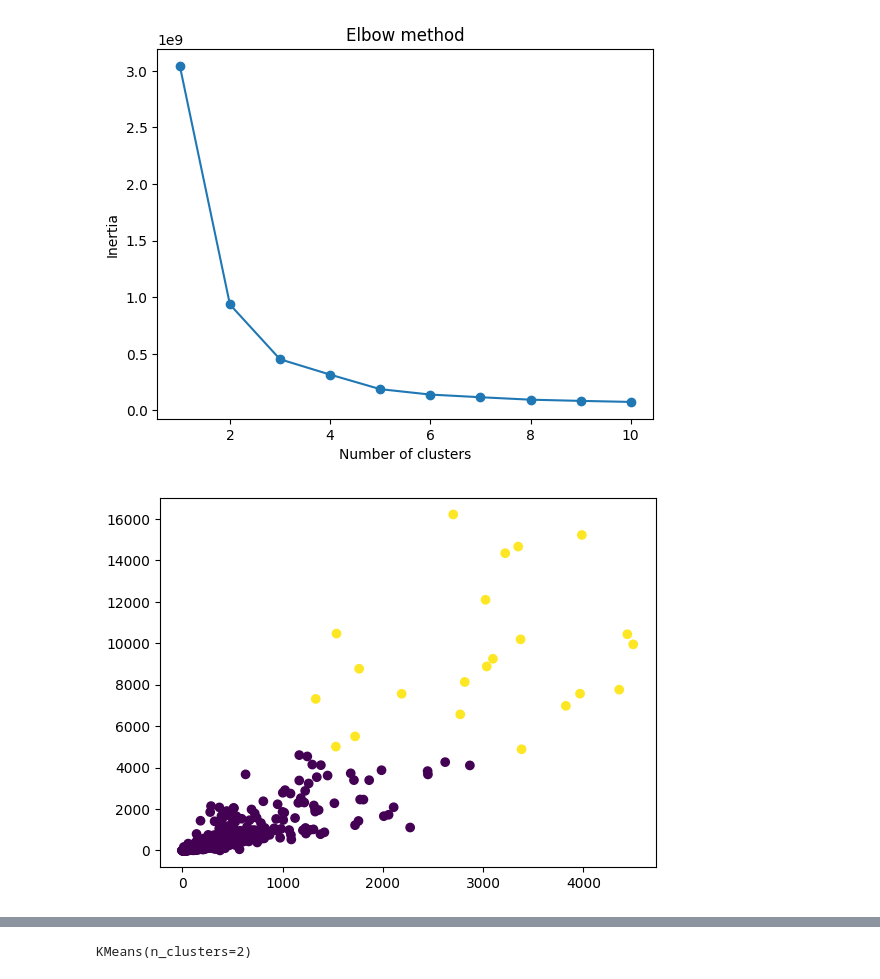
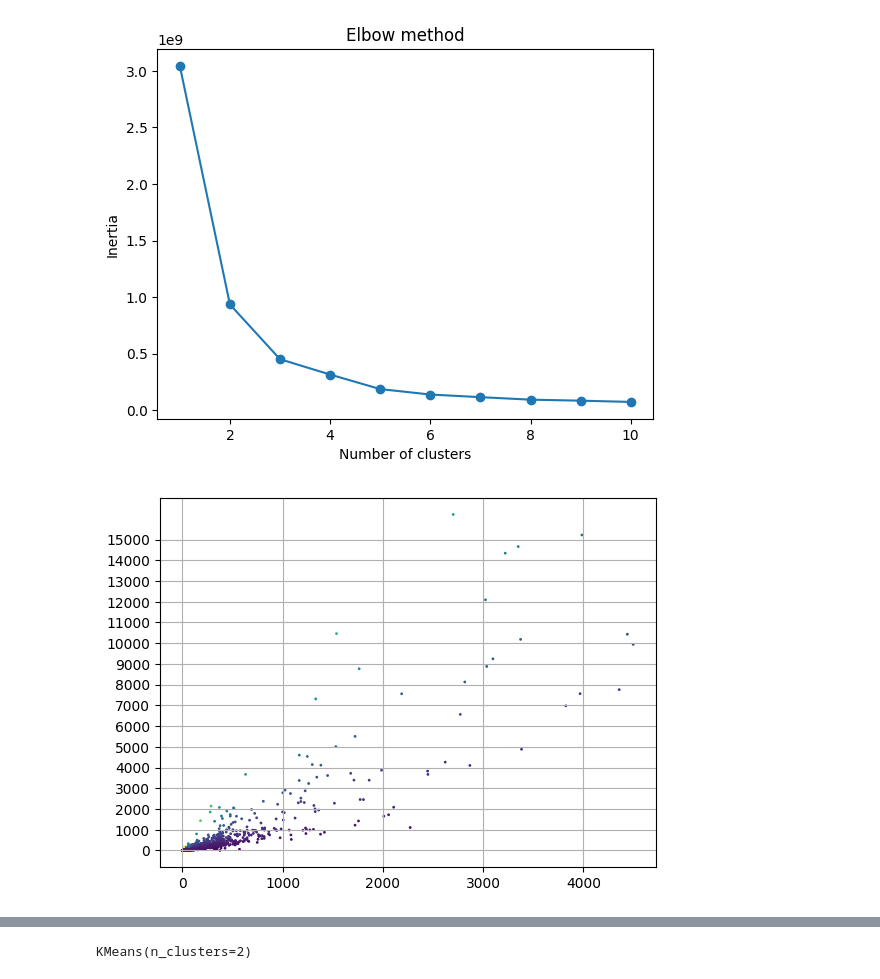
Before and after one commit to PhillRob/point-cloud-volume, a Jupyter notebook: area-volume-model.ipynb, the cells around one changed output, grey strips where cells are left out. Cells and saved outputs as stored; diff of their text form; code cells hidden in the pictures.

```diff
--- a/area-volume-model.ipynb
+++ b/area-volume-model.ipynb
@@ -80,4 +79,5 @@ final = final[final.finalcut == False]
 # %%
 final['perimeter'] = final['geometry'].to_crs("EPSG:32638").map(lambda p: p.length)
 final['area']=final['geometry'].to_crs("EPSG:32638").map(lambda p: p.area)
+final['ratio']=final['Updat_cut'].divide(final['area'])
 # %%
@@ -158,8 +142,10 @@ plt.show()
 # %%
 kmeans = KMeans(n_clusters=2)
 kmeans.fit(data)
 
-plt.scatter(x, y, c=kmeans.labels_)
+plt.scatter(x, y, c=final['ratio'],s=1)
+plt.grid(True)
+plt.yticks(np.arange(0,16000,1000))
 plt.show()
 # %% [output]
-[figure, old version]
+[figure, new version]
```
Also changed, not shown: parts of 34 cells of this notebook, 1 other file.
